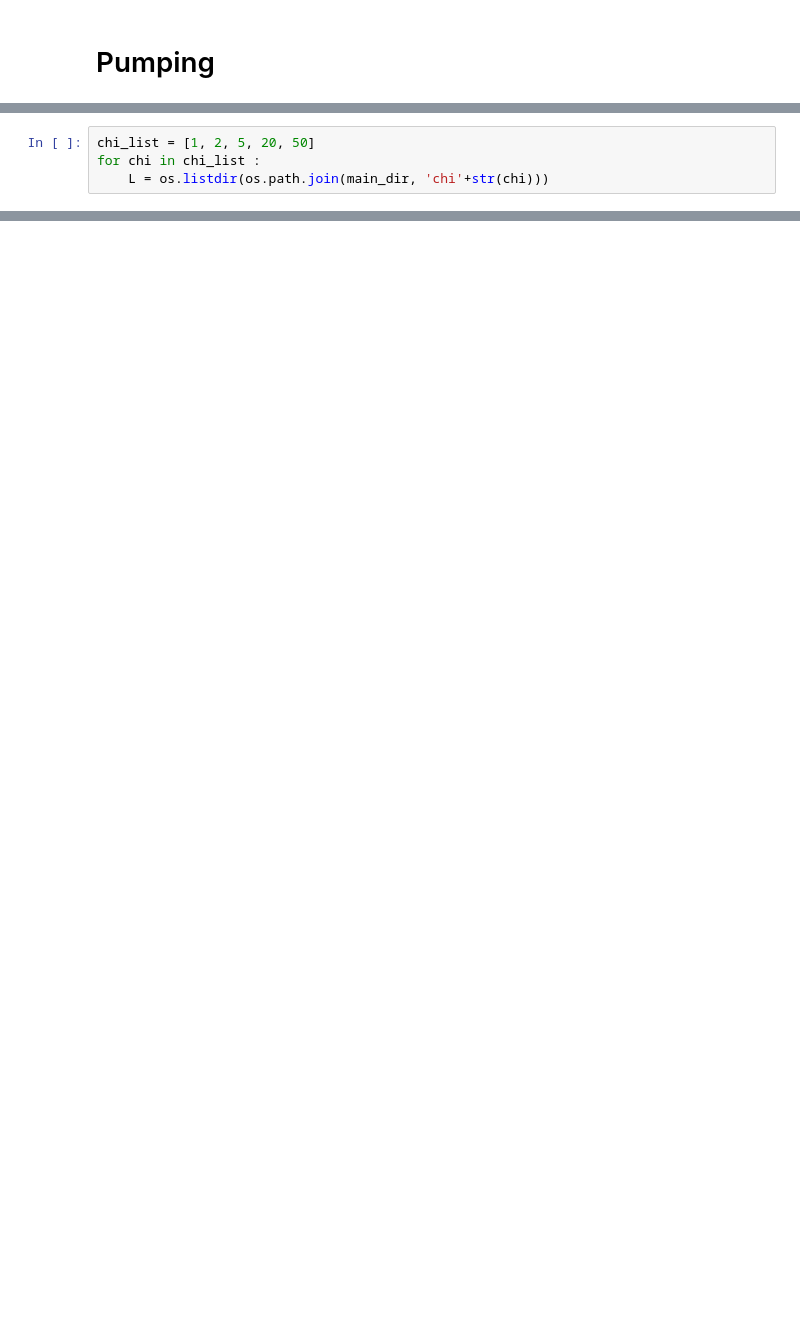
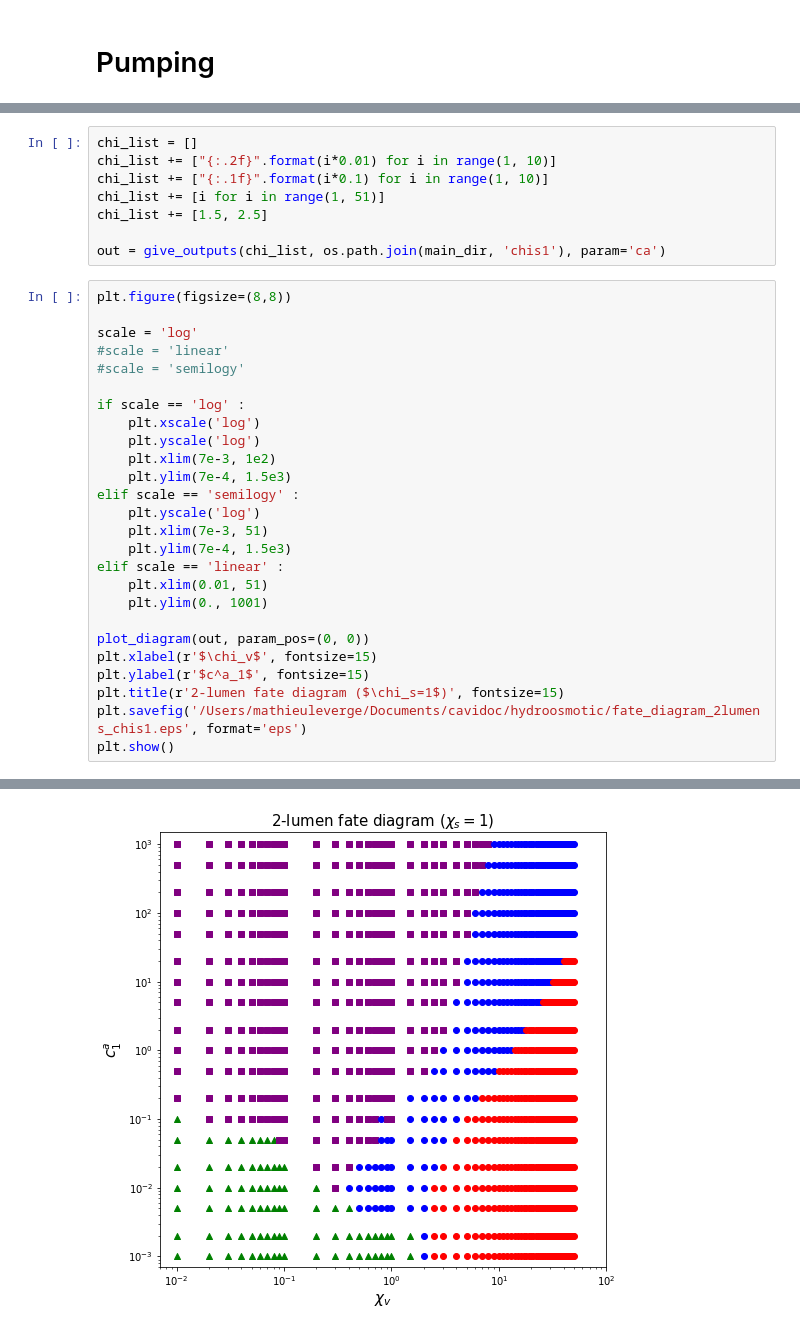
Before and after one commit to VirtualEmbryo/hydroosmotic_chain, a Jupyter notebook: _notebook/2lumens.ipynb, the cells around one changed output, grey strips where cells are left out. Cells and saved outputs as stored; diff of their text form; blank space fills up the shorter version.

```diff
--- a/_notebook/2lumens.ipynb
+++ b/_notebook/2lumens.ipynb
@@ -73,5 +61 @@ np.savetxt(os.path.join(main_dir, subdir, 'paramsfile.txt'), ca_array, header= '
-# %%
-chi_list = [1, 2, 5, 20, 50]
-for chi in chi_list :
-    L = os.listdir(os.path.join(main_dir, 'chi'+str(chi)))
 # %%
@@ -116,0 +142,35 @@ array([1.63783, 1.98177])
+# %%
+chi_list = []
+chi_list += ["{:.2f}".format(i*0.01) for i in range(1, 10)]
+chi_list += ["{:.1f}".format(i*0.1) for i in range(1, 10)]
+chi_list += [i for i in range(1, 51)]
+chi_list += [1.5, 2.5]
+
+out = give_outputs(chi_list, os.path.join(main_dir, 'chis1'), param='ca')
+# %%
+plt.figure(figsize=(8,8))
+
+scale = 'log'
+#scale = 'linear'
+#scale = 'semilogy'
+
+if scale == 'log' :
+    plt.xscale('log')
+    plt.yscale('log')
+    plt.xlim(7e-3, 1e2)
+    plt.ylim(7e-4, 1.5e3)
+elif scale == 'semilogy' :
+    plt.yscale('log')
+    plt.xlim(7e-3, 51)
+    plt.ylim(7e-4, 1.5e3)
+elif scale == 'linear' :
+    plt.xlim(0.01, 51)
+    plt.ylim(0., 1001)
+
+plot_diagram(out, param_pos=(0, 0))
+plt.xlabel(r'$\chi_v$', fontsize=15)
+plt.ylabel(r'$c^a_1$', fontsize=15)
+plt.title(r'2-lumen fate diagram ($\chi_s=1$)', fontsize=15)
+plt.savefig('/Users/mathieuleverge/Documents/cavidoc/hydroosmotic/fate_diagram_2lumens_chis1.eps', format='eps')
+plt.show()
+# %% [output]
@@ -116,0 +178 @@ array([1.63783, 1.98177])
+[figure, added]
```
Also changed, not shown: parts of 9 cells of this notebook, 6 other files.
